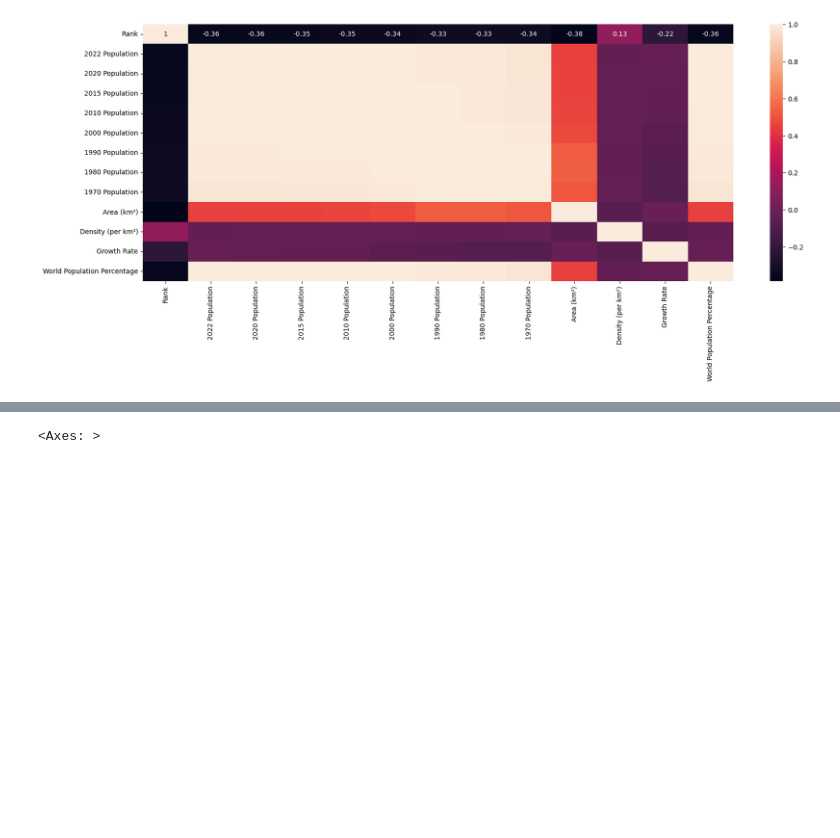
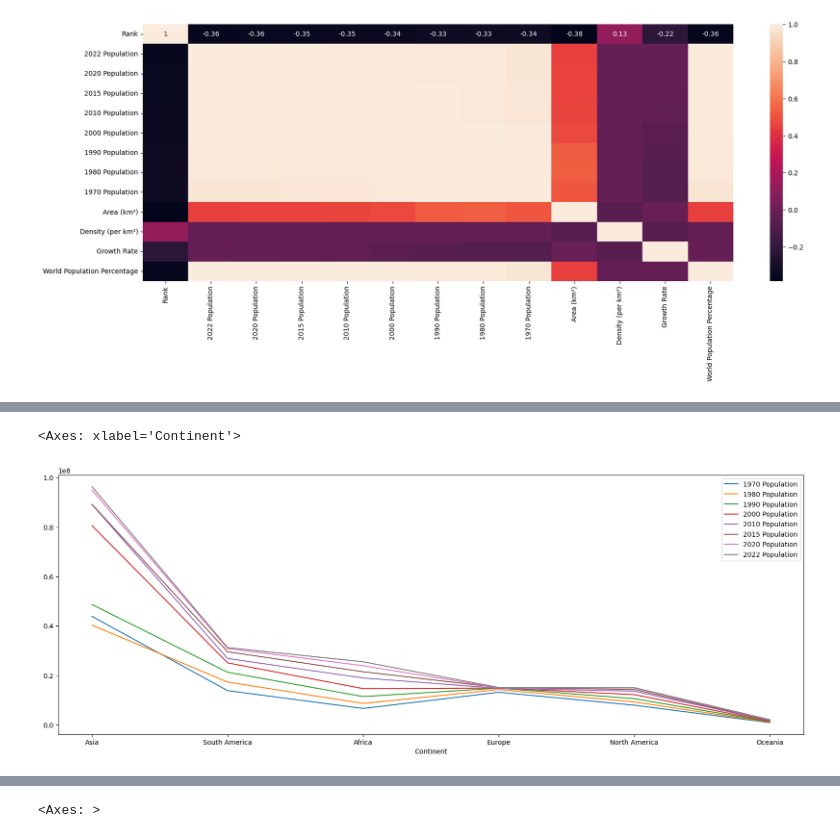
Before and after one commit to jarednjk/Exploratory_Data_Analysis_Pandas_Seaborn, a Jupyter notebook: Exploratory Data Analysis in Pandas.ipynb, the cells around one changed output, grey strips where cells are left out. Saved outputs shown, nothing was run; the diff lists cells and outputs as text; code cells hidden in the pictures; blank space fills up the shorter version.

```diff
--- a/Exploratory Data Analysis in Pandas.ipynb
+++ b/Exploratory Data Analysis in Pandas.ipynb
@@ -142,0 +156,5 @@ df.groupby('Continent').mean(numeric_only = True).sort_values(by = '2022 Populat
+# %%
+df2.plot()
+# %% [output]
+<Axes: xlabel='Continent'>
+[figure, added]
```
Also changed, not shown: parts of 4 cells of this notebook.
